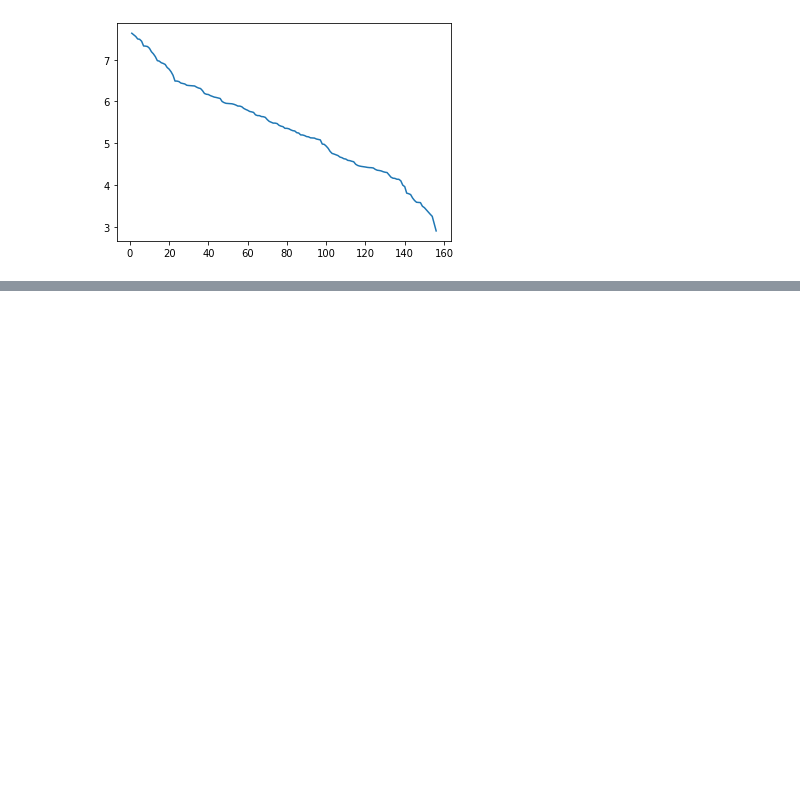
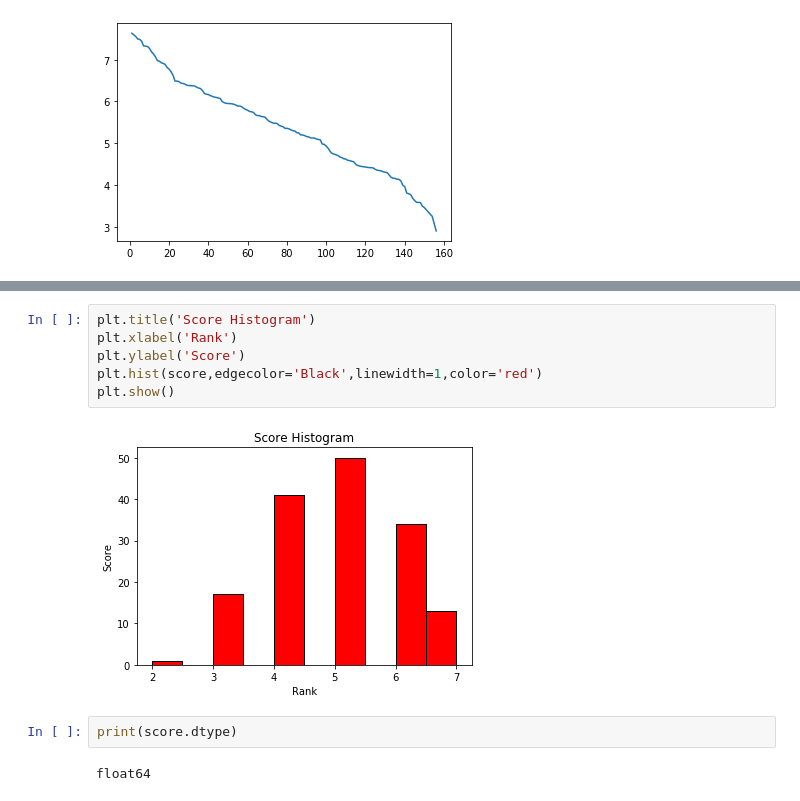
Before and after one commit to sagarbhadra7/Data-Science, a Jupyter notebook: Matplotlib_practice.ipynb, the cells around one changed output, grey strips where cells are left out. Saved outputs shown, nothing was run; the diff lists cells and outputs as text; blank space fills up the shorter version.

```diff
--- a/Matplotlib_practice.ipynb
+++ b/Matplotlib_practice.ipynb
@@ -16,0 +56,12 @@ plt.plot(df['Rank'],df['Score'])
+# %%
+plt.title('Score Histogram')
+plt.xlabel('Rank')
+plt.ylabel('Score')
+plt.hist(score,edgecolor='Black',linewidth=1,color='red')
+plt.show()
+# %% [output]
+[figure, added]
+# %%
+print(score.dtype)
+# %% [output]
+float64
```
Also changed, not shown: parts of 15 cells of this notebook.
